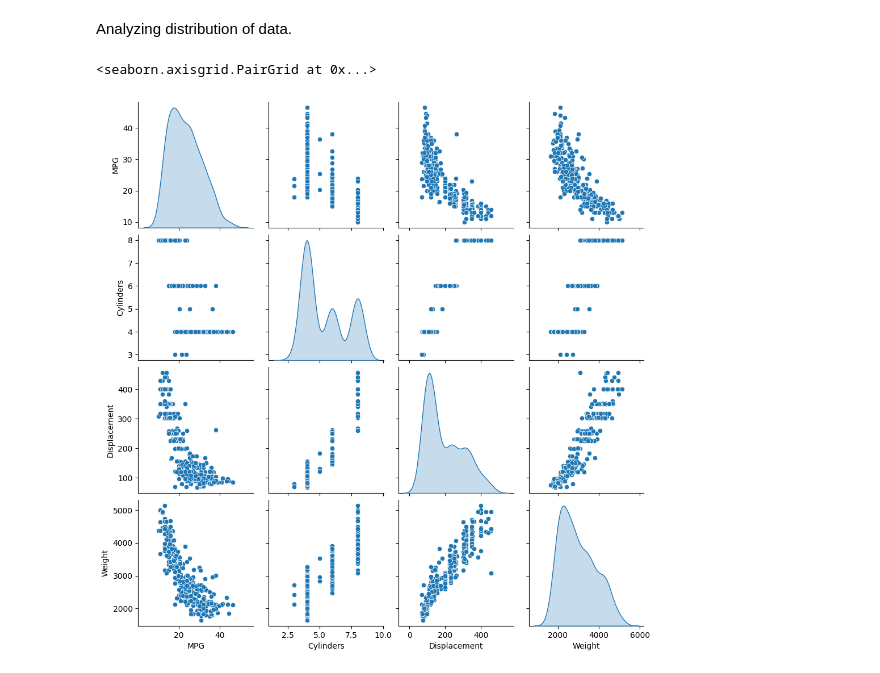
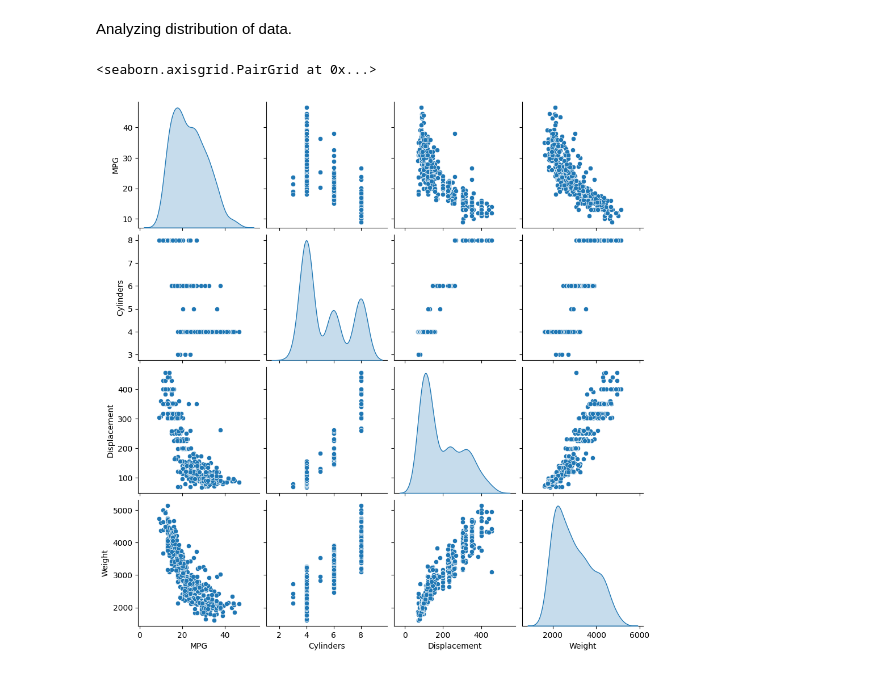
Before and after one commit to IvonLuiz/auto-mpg-prediction, a Jupyter notebook: predicting_fuel_consumption.ipynb, the cells around one changed output. Drawn from its saved outputs; the diff is of its cells as text; code cells hidden in the pictures.

```diff
--- a/predicting_fuel_consumption.ipynb
+++ b/predicting_fuel_consumption.ipynb
@@ -56,7 +56,7 @@ raw_dataset = pd.read_csv(dataset_path, names=column_names,
                       na_values = "?", comment='\t',
                       sep=" ", skipinitialspace=True)
 
-dataset = raw_dataset.copy()
-dataset.tail()
+full_dataset = raw_dataset.copy()
+full_dataset.head()
 # %% [output]
 |  | MPG | Cylinders | Displacement | Horsepower | Weight | Acceleration | Model Year | Origin |
@@ -84,9 +83,11 @@ dataset = dataset.dropna()
+# %%
+full_dataset = full_dataset.dropna()
 # %%
-origin = dataset.pop('Origin')
-dataset['USA'] = (origin == 1)*1.0
-dataset['Europe'] = (origin == 2)*1.0
-dataset['Japan'] = (origin == 3)*1.0
-dataset.tail()
+origin = full_dataset.pop('Origin')
+full_dataset['USA'] = (origin == 1)*1.0
+full_dataset['Europe'] = (origin == 2)*1.0
+full_dataset['Japan'] = (origin == 3)*1.0
+full_dataset.tail()
 # %% [output]
 |  | MPG | Cylinders | Displacement | Horsepower | Weight | Acceleration | Model Year | USA | Europe | ... |
 | 393 | 27.0 | 4 | 140.0 | 86.0 | 2790.0 | 15.6 | 82 | 1.0 | 0.0 | ... |
@@ -102,7 +103,7 @@ test_dataset = dataset.drop(train_dataset.index)
 # %% [markdown]
 Analyzing distribution of data.
 # %%
-sns.pairplot(train_dataset[["MPG", "Cylinders", "Displacement", "Weight"]], diag_kind="kde")
+sns.pairplot(full_dataset[["MPG", "Cylinders", "Displacement", "Weight"]], diag_kind="kde")
 # %% [output]
 <seaborn.axisgrid.PairGrid at 0x...>
-[figure, old version]
+[figure, new version]
```
Also changed, not shown: parts of 23 cells of this notebook.
